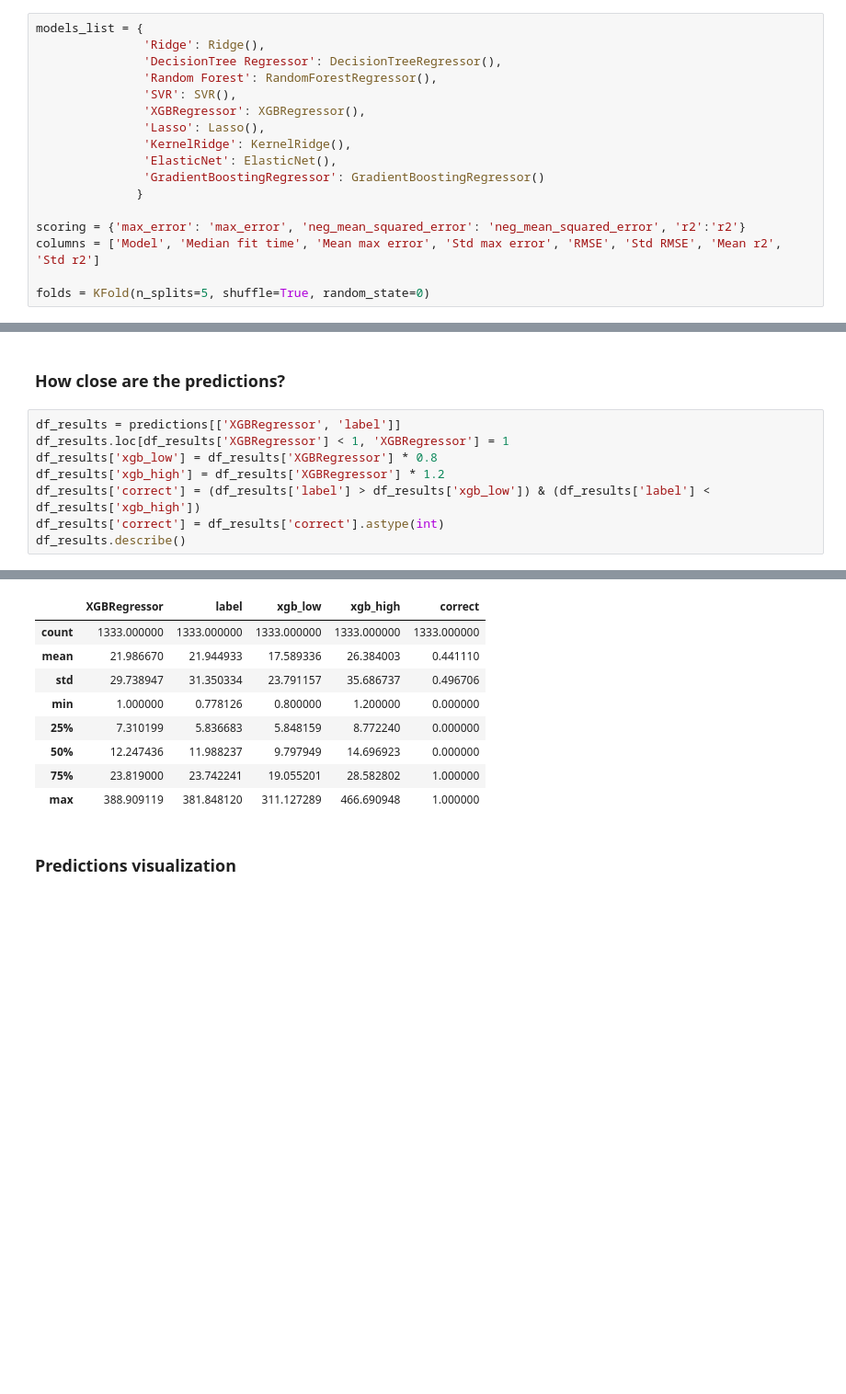
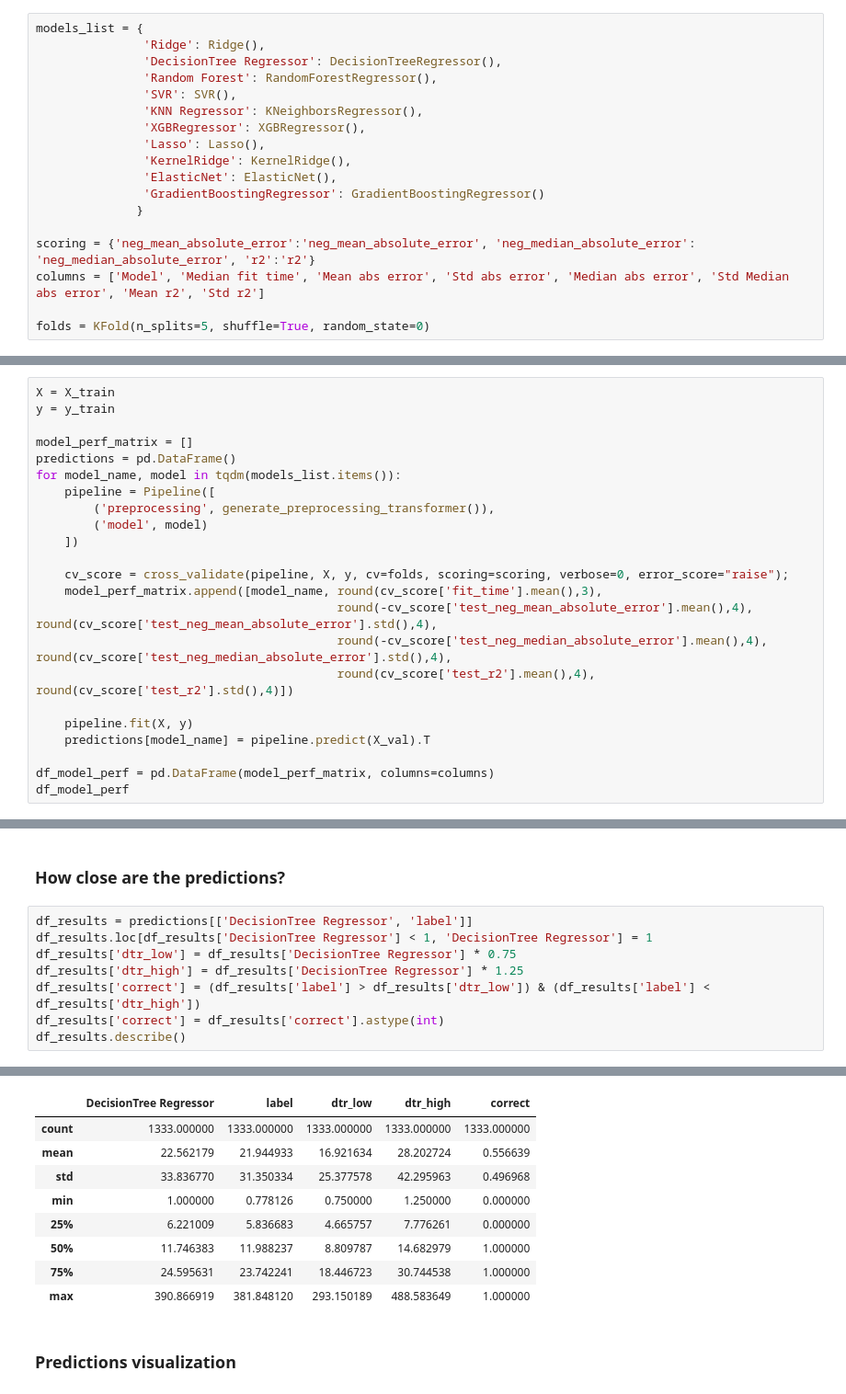
Before and after one commit to max-lutz/technical_case_fairly_made, a Jupyter notebook: notebooks/train_model_climate_change.ipynb, the cells around one changed output, grey strips where cells are left out. Shown at 92% size. Drawn from its saved outputs; the diff is of its cells as text; blank space fills up the shorter version.

```diff
--- a/notebooks/train_model_climate_change.ipynb
+++ b/notebooks/train_model_climate_change.ipynb
@@ -114,6 +115,7 @@ models_list = {
                'DecisionTree Regressor': DecisionTreeRegressor(),
                'Random Forest': RandomForestRegressor(),
                'SVR': SVR(),
+               'KNN Regressor': KNeighborsRegressor(),
                'XGBRegressor': XGBRegressor(),
                'Lasso': Lasso(),
                'KernelRidge': KernelRidge(),
@@ -121,7 +123,7 @@ models_list = {
                'GradientBoostingRegressor': GradientBoostingRegressor()
               }
 
-scoring = {'max_error': 'max_error', 'neg_mean_squared_error': 'neg_mean_squared_error', 'r2':'r2'}
-columns = ['Model', 'Median fit time', 'Mean max error', 'Std max error', 'RMSE', 'Std RMSE', 'Mean r2', 'Std r2']
+scoring = {'neg_mean_absolute_error':'neg_mean_absolute_error', 'neg_median_absolute_error': 'neg_median_absolute_error', 'r2':'r2'}
+columns = ['Model', 'Median fit time', 'Mean abs error', 'Std abs error', 'Median abs error', 'Std Median abs error', 'Mean r2', 'Std r2']
 
 folds = KFold(n_splits=5, shuffle=True, random_state=0)
@@ -161,0 +130,23 @@ df_model_perf
+# %%
+X = X_train
+y = y_train
+
+model_perf_matrix = []
+predictions = pd.DataFrame()
+for model_name, model in tqdm(models_list.items()):
+    pipeline = Pipeline([
+        ('preprocessing', generate_preprocessing_transformer()),
+        ('model', model)
+    ])
+
+    cv_score = cross_validate(pipeline, X, y, cv=folds, scoring=scoring, verbose=0, error_score="raise");
+    model_perf_matrix.append([model_name, round(cv_score['fit_time'].mean(),3),
+                                          round(-cv_score['test_neg_mean_absolute_error'].mean(),4), round(cv_score['test_neg_mean_absolute_error'].std(),4),
+                                          round(-cv_score['test_neg_median_absolute_error'].mean(),4), round(cv_score['test_neg_median_absolute_error'].std(),4),
+                                          round(cv_score['test_r2'].mean(),4), round(cv_score['test_r2'].std(),4)])
+
+    pipeline.fit(X, y)
+    predictions[model_name] = pipeline.predict(X_val).T
+
+df_model_perf = pd.DataFrame(model_perf_matrix, columns=columns)
+df_model_perf
@@ -221,11 +225,11 @@ ax[1][2].plot([0, lim], [0, lim], c = "red")
 # %% [markdown]
 ### How close are the predictions?
 # %%
-df_results = predictions[['XGBRegressor', 'label']]
-df_results.loc[df_results['XGBRegressor'] < 1, 'XGBRegressor'] = 1
-df_results['xgb_low'] = df_results['XGBRegressor'] * 0.8
-df_results['xgb_high'] = df_results['XGBRegressor'] * 1.2
-df_results['correct'] = (df_results['label'] > df_results['xgb_low']) & (df_results['label'] < df_results['xgb_high'])
+df_results = predictions[['DecisionTree Regressor', 'label']]
+df_results.loc[df_results['DecisionTree Regressor'] < 1, 'DecisionTree Regressor'] = 1
+df_results['dtr_low'] = df_results['DecisionTree Regressor'] * 0.75
+df_results['dtr_high'] = df_results['DecisionTree Regressor'] * 1.25
+df_results['correct'] = (df_results['label'] > df_results['dtr_low']) & (df_results['label'] < df_results['dtr_high'])
 df_results['correct'] = df_results['correct'].astype(int)
 df_results.describe()
 # %% [output]
@@ -247,17 +251,17 @@ See the caveats in the documentation: https://pandas.pydata.org/pandas-docs/stab
 A value is trying to be set on a copy of a slice from a DataFrame.
 Try using .loc[row_indexer,col_indexer] = value instead
 
 See the caveats in the documentation: https://pandas.pydata.org/pandas-docs/stable/user_guide/indexing.html#returning-a-view-versus-a-copy
   df_results['correct'] = df_results['correct'].astype(int)
-|  | XGBRegressor | label | xgb_low | xgb_high | correct |
+|  | DecisionTree Regressor | label | dtr_low | dtr_high | correct |
 | count | 1333.000000 | 1333.000000 | 1333.000000 | 1333.000000 | 1333.000000 |
-| mean | 21.986670 | 21.944933 | 17.589336 | 26.384003 | 0.441110 |
-| std | 29.738947 | 31.350334 | 23.791157 | 35.686737 | 0.496706 |
-| min | 1.000000 | 0.778126 | 0.800000 | 1.200000 | 0.000000 |
-| 25% | 7.310199 | 5.836683 | 5.848159 | 8.772240 | 0.000000 |
-| 50% | 12.247436 | 11.988237 | 9.797949 | 14.696923 | 0.000000 |
-| 75% | 23.819000 | 23.742241 | 19.055201 | 28.582802 | 1.000000 |
-| max | 388.909119 | 381.848120 | 311.127289 | 466.690948 | 1.000000 |
+| mean | 22.562179 | 21.944933 | 16.921634 | 28.202724 | 0.556639 |
+| std | 33.836770 | 31.350334 | 25.377578 | 42.295963 | 0.496968 |
+| min | 1.000000 | 0.778126 | 0.750000 | 1.250000 | 0.000000 |
+| 25% | 6.221009 | 5.836683 | 4.665757 | 7.776261 | 0.000000 |
+| 50% | 11.746383 | 11.988237 | 8.809787 | 14.682979 | 1.000000 |
+| 75% | 24.595631 | 23.742241 | 18.446723 | 30.744538 | 1.000000 |
+| max | 390.866919 | 381.848120 | 293.150189 | 488.583649 | 1.000000 |
 # %% [markdown]
 ### Predictions visualization
 # %%
```
Also changed, not shown: parts of 12 cells of this notebook.
